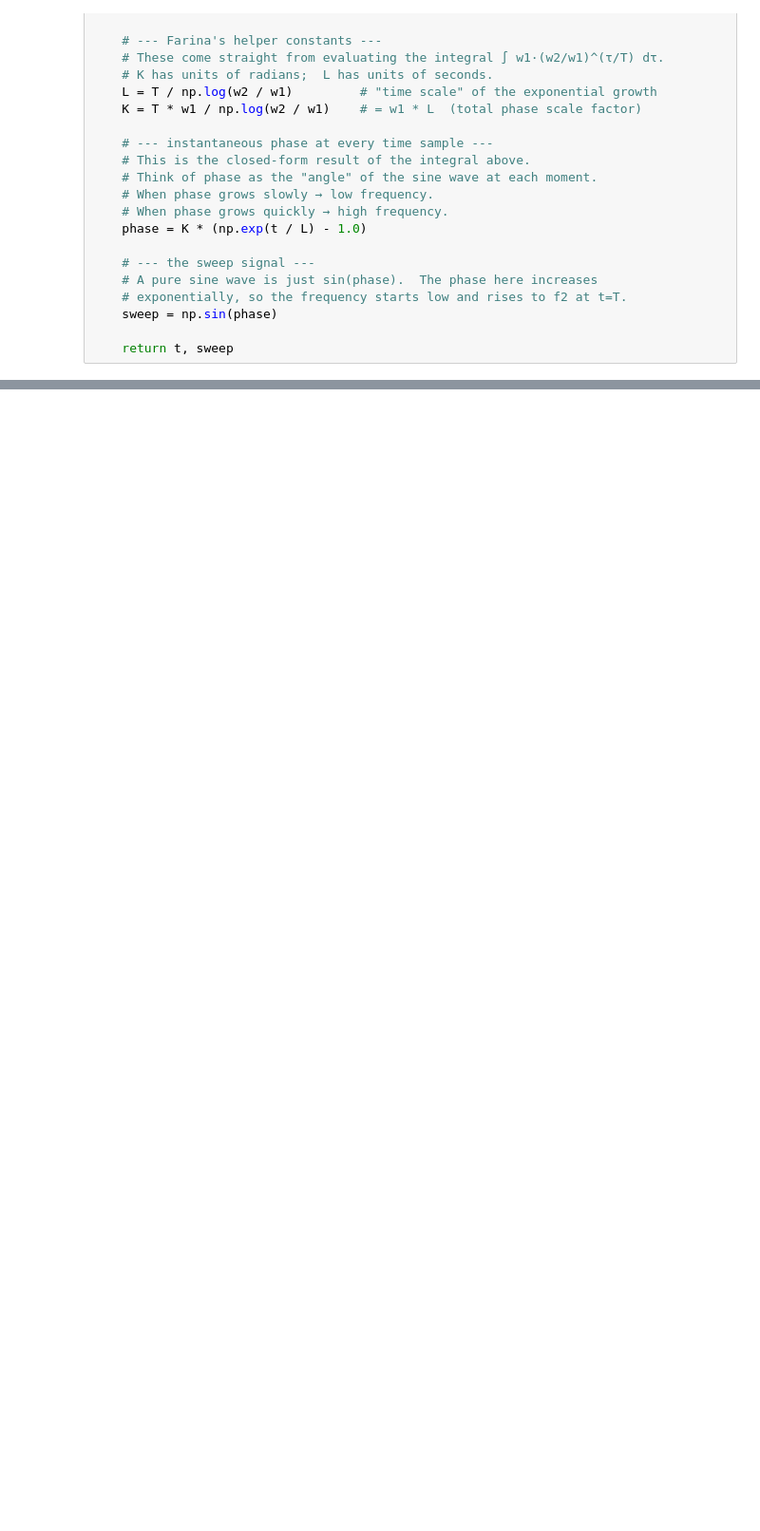
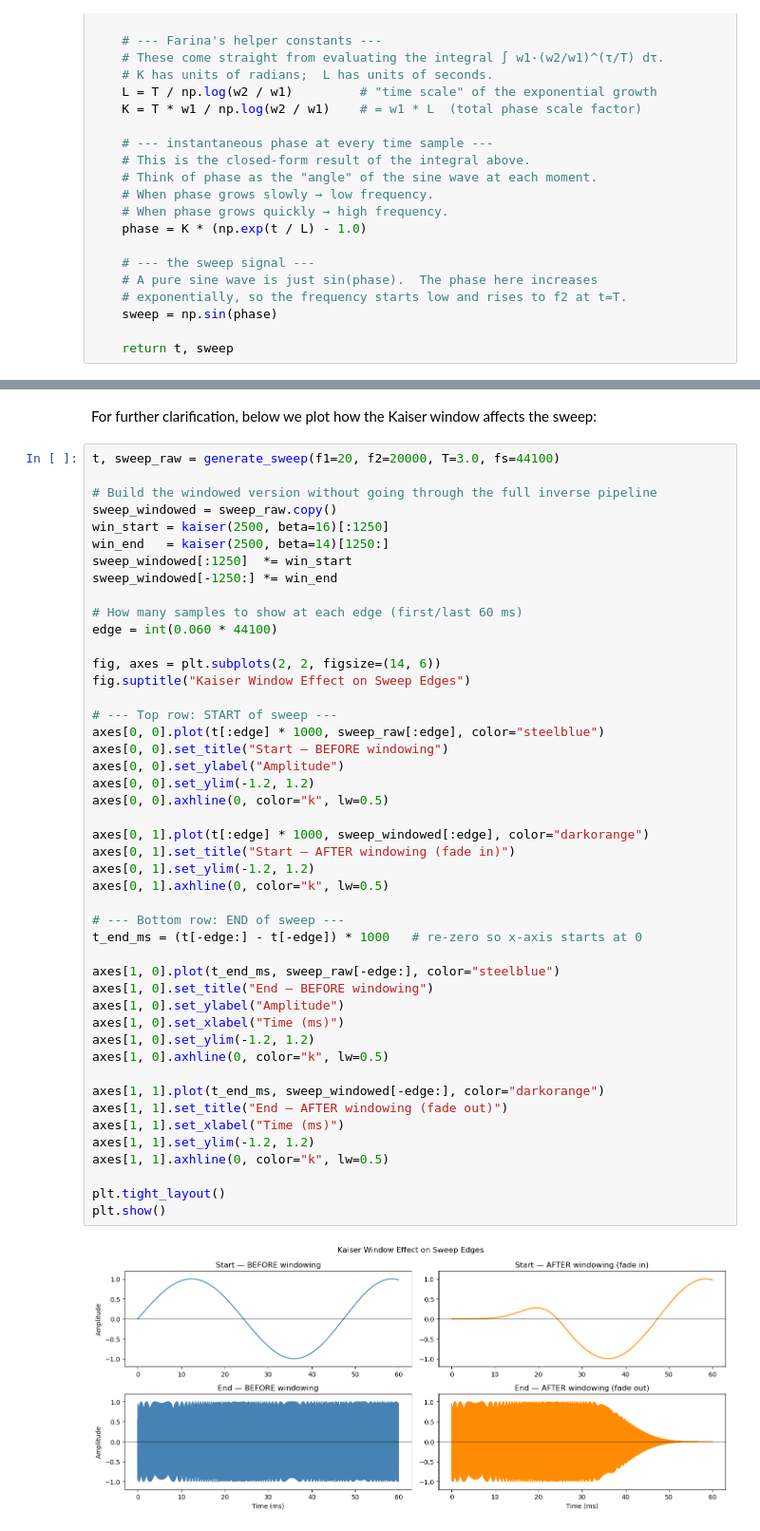
Before and after one commit to cscaff/Embedded-Real-Time-Room-EQ-Correction, a Jupyter notebook: src/software/prototype.ipynb, the cells around one changed output, grey strips where cells are left out. Shown at 95% size. Saved outputs shown, nothing was run; the diff lists cells and outputs as text; blank space fills up the shorter version.

```diff
--- a/src/software/prototype.ipynb
+++ b/src/software/prototype.ipynb
@@ -79,0 +275,50 @@ def generate_sweep(f1=20, f2=20000, T=5.0, fs=44100):
+# %% [markdown]
+For further clarification, below we plot how the Kaiser window affects the sweep:
+# %%
+t, sweep_raw = generate_sweep(f1=20, f2=20000, T=3.0, fs=44100)
+
+# Build the windowed version without going through the full inverse pipeline
+sweep_windowed = sweep_raw.copy()
+win_start = kaiser(2500, beta=16)[:1250]
+win_end   = kaiser(2500, beta=14)[1250:]
+sweep_windowed[:1250]  *= win_start
+sweep_windowed[-1250:] *= win_end
+
+# How many samples to show at each edge (first/last 60 ms)
+edge = int(0.060 * 44100)
+
+fig, axes = plt.subplots(2, 2, figsize=(14, 6))
+fig.suptitle("Kaiser Window Effect on Sweep Edges")
+
+# --- Top row: START of sweep ---
+axes[0, 0].plot(t[:edge] * 1000, sweep_raw[:edge], color="steelblue")
+axes[0, 0].set_title("Start — BEFORE windowing")
+axes[0, 0].set_ylabel("Amplitude")
+axes[0, 0].set_ylim(-1.2, 1.2)
+axes[0, 0].axhline(0, color="k", lw=0.5)
+
+axes[0, 1].plot(t[:edge] * 1000, sweep_windowed[:edge], color="darkorange")
+axes[0, 1].set_title("Start — AFTER windowing (fade in)")
+axes[0, 1].set_ylim(-1.2, 1.2)
+axes[0, 1].axhline(0, color="k", lw=0.5)
+
+# --- Bottom row: END of sweep ---
+t_end_ms = (t[-edge:] - t[-edge]) * 1000   # re-zero so x-axis starts at 0
+
+axes[1, 0].plot(t_end_ms, sweep_raw[-edge:], color="steelblue")
+axes[1, 0].set_title("End — BEFORE windowing")
+axes[1, 0].set_ylabel("Amplitude")
+axes[1, 0].set_xlabel("Time (ms)")
+axes[1, 0].set_ylim(-1.2, 1.2)
+axes[1, 0].axhline(0, color="k", lw=0.5)
+
+axes[1, 1].plot(t_end_ms, sweep_windowed[-edge:], color="darkorange")
+axes[1, 1].set_title("End — AFTER windowing (fade out)")
+axes[1, 1].set_xlabel("Time (ms)")
+axes[1, 1].set_ylim(-1.2, 1.2)
+axes[1, 1].axhline(0, color="k", lw=0.5)
+
+plt.tight_layout()
+plt.show()
+# %% [output]
+[figure, added]
```
Also changed, not shown: parts of 10 cells of this notebook.
